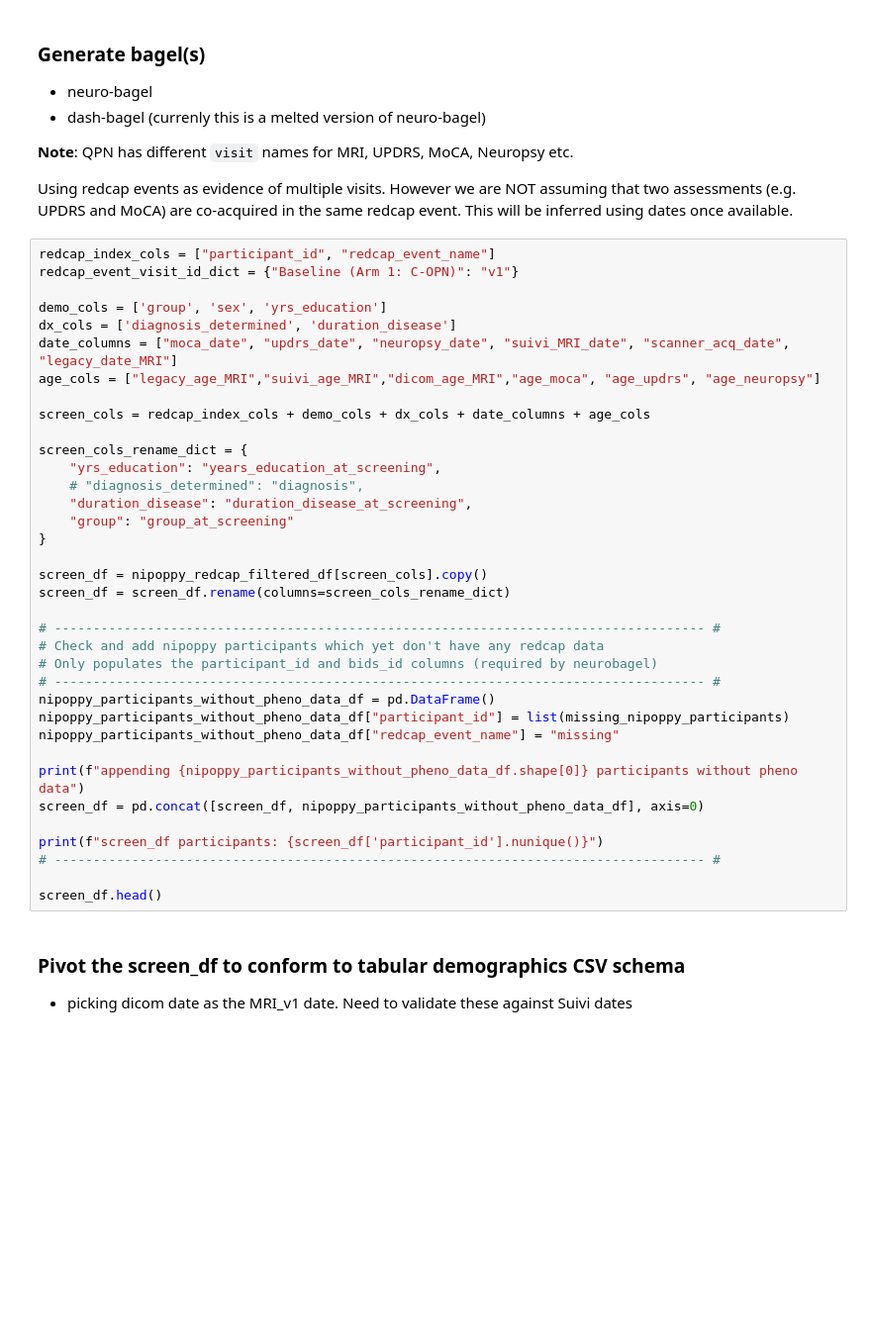
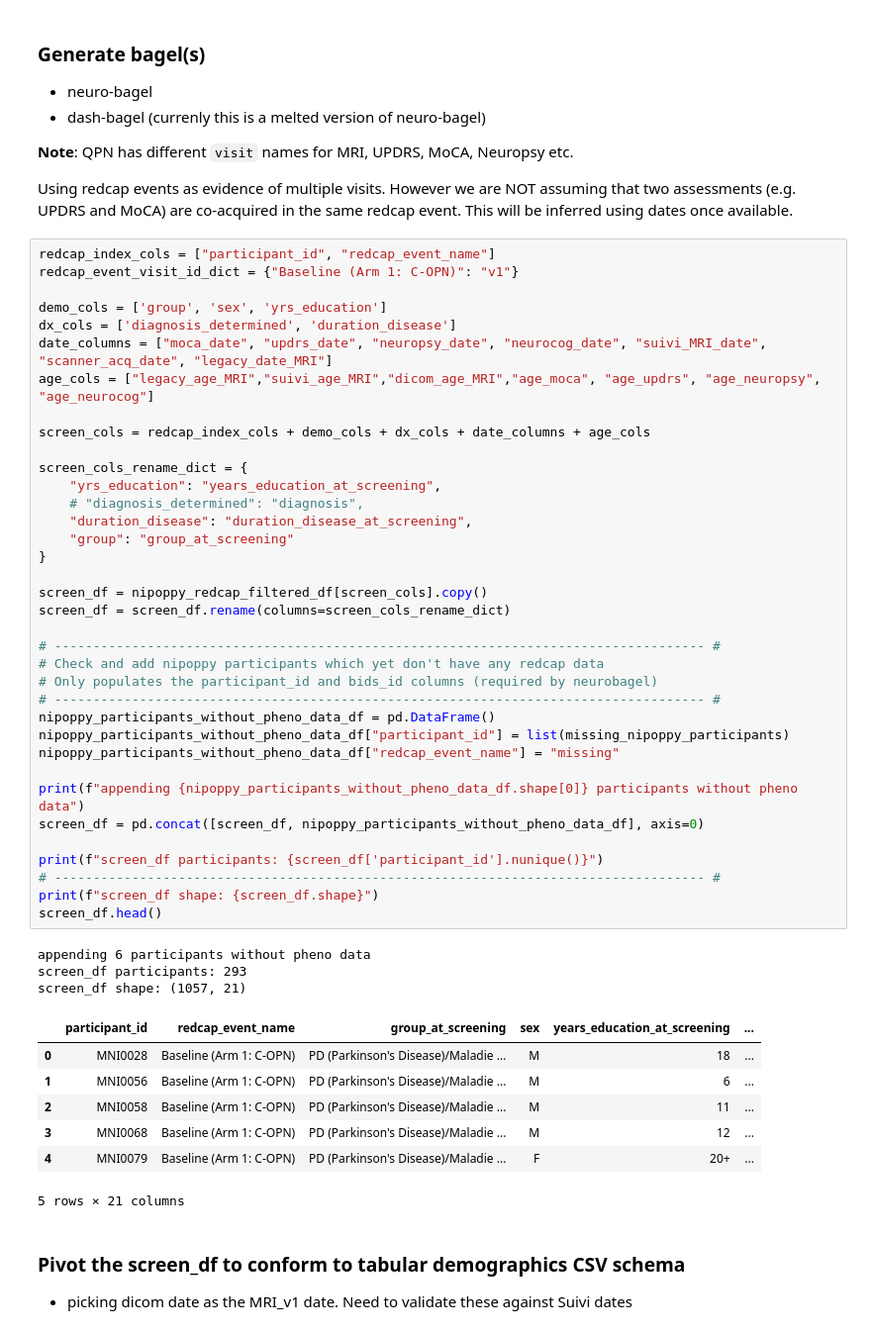
Before and after one commit to nipoppy/nipoppy, a Jupyter notebook: nipoppy/notebooks/redcap.ipynb, the cells around one changed output. Shown at 99% size. Cells and saved outputs as stored; diff of their text form; blank space fills up the shorter version.

```diff
--- a/nipoppy/notebooks/redcap.ipynb
+++ b/nipoppy/notebooks/redcap.ipynb
@@ -422,36 +620,47 @@ redcap_event_visit_id_dict = {"Baseline (Arm 1: C-OPN)": "v1"}
 
 demo_cols = ['group', 'sex', 'yrs_education']
 dx_cols = ['diagnosis_determined', 'duration_disease']
-date_columns = ["moca_date", "updrs_date", "neuropsy_date", "suivi_MRI_date", "scanner_acq_date", "legacy_date_MRI"]
-age_cols = ["legacy_age_MRI","suivi_age_MRI","dicom_age_MRI","age_moca", "age_updrs", "age_neuropsy"]
+date_columns = ["moca_date", "updrs_date", "neuropsy_date", "neurocog_date", "suivi_MRI_date", "scanner_acq_date", "legacy_date_MRI"]
+age_cols = ["legacy_age_MRI","suivi_age_MRI","dicom_age_MRI","age_moca", "age_updrs", "age_neuropsy", "age_neurocog"]
 
 screen_cols = redcap_index_cols + demo_cols + dx_cols + date_columns + age_cols
 
 screen_cols_rename_dict = {
     "yrs_education": "years_education_at_screening",
     # "diagnosis_determined": "diagnosis",
     "duration_disease": "duration_disease_at_screening",
     "group": "group_at_screening"
 }
 
 screen_df = nipoppy_redcap_filtered_df[screen_cols].copy()
 screen_df = screen_df.rename(columns=screen_cols_rename_dict)
 
 # ------------------------------------------------------------------------------------ #
 # Check and add nipoppy participants which yet don't have any redcap data
 # Only populates the participant_id and bids_id columns (required by neurobagel)
 # ------------------------------------------------------------------------------------ #
 nipoppy_participants_without_pheno_data_df = pd.DataFrame()
 nipoppy_participants_without_pheno_data_df["participant_id"] = list(missing_nipoppy_participants)
 nipoppy_participants_without_pheno_data_df["redcap_event_name"] = "missing"
 
 print(f"appending {nipoppy_participants_without_pheno_data_df.shape[0]} participants without pheno data")
 screen_df = pd.concat([screen_df, nipoppy_participants_without_pheno_data_df], axis=0)
 
 print(f"screen_df participants: {screen_df['participant_id'].nunique()}")
 # ------------------------------------------------------------------------------------ #
-
+print(f"screen_df shape: {screen_df.shape}")
 screen_df.head()
+# %% [output]
+appending 6 participants without pheno data
+screen_df participants: 293
+screen_df shape: (1057, 21)
+|  | participant_id | redcap_event_name | group_at_screening | sex | years_education_at_screening | ... |
+| 0 | MNI0028 | Baseline (Arm 1: C-OPN) | PD (Parkinson's Disease)/Maladie ... | M | 18 | ... |
+| 1 | MNI0056 | Baseline (Arm 1: C-OPN) | PD (Parkinson's Disease)/Maladie ... | M | 6 | ... |
+| 2 | MNI0058 | Baseline (Arm 1: C-OPN) | PD (Parkinson's Disease)/Maladie ... | M | 11 | ... |
+| 3 | MNI0068 | Baseline (Arm 1: C-OPN) | PD (Parkinson's Disease)/Maladie ... | M | 12 | ... |
+| 4 | MNI0079 | Baseline (Arm 1: C-OPN) | PD (Parkinson's Disease)/Maladie ... | F | 20+ | ... |
+5 rows × 21 columns
 # %% [markdown]
 ### Pivot the screen_df to conform to tabular demographics CSV schema
 - picking dicom date as the MRI_v1 date. Need to validate these against Suivi dates
```
Also changed, not shown: parts of 45 cells of this notebook.
